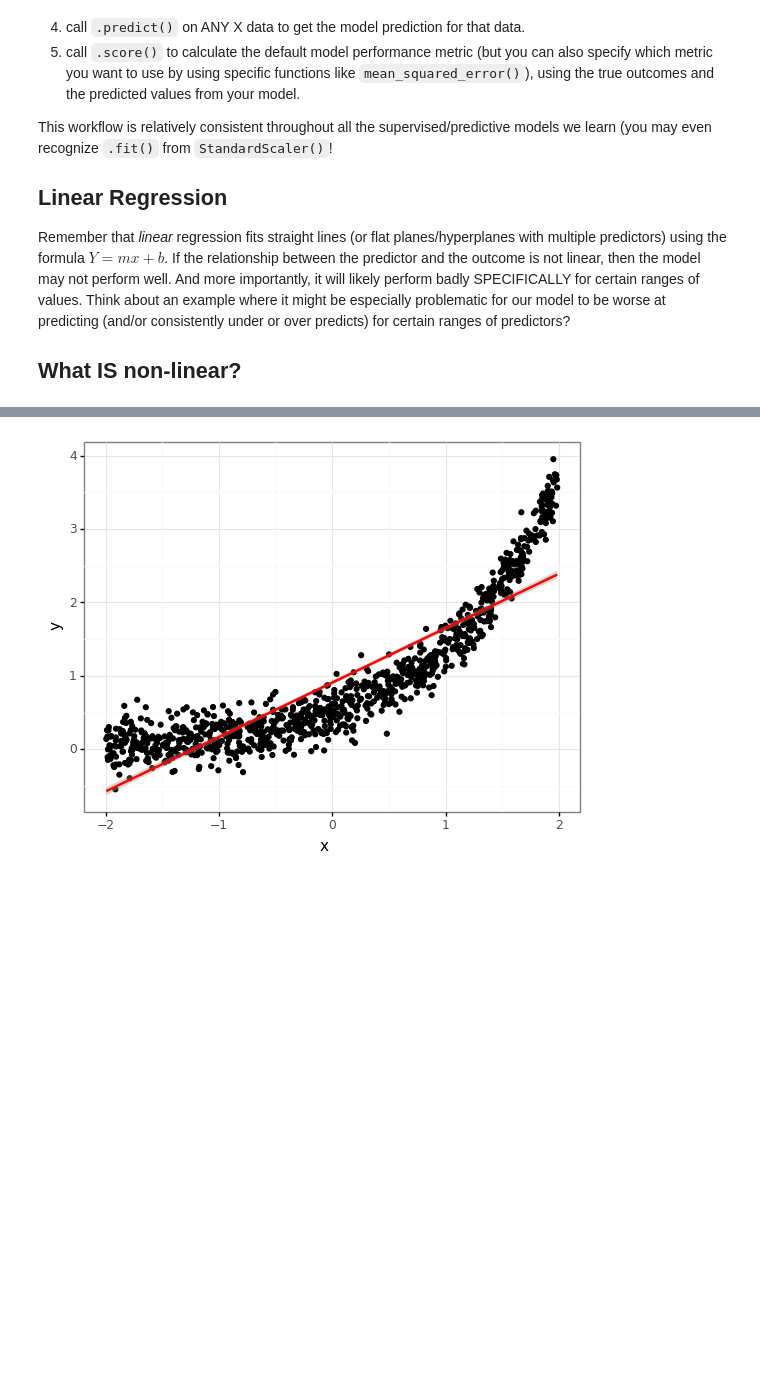
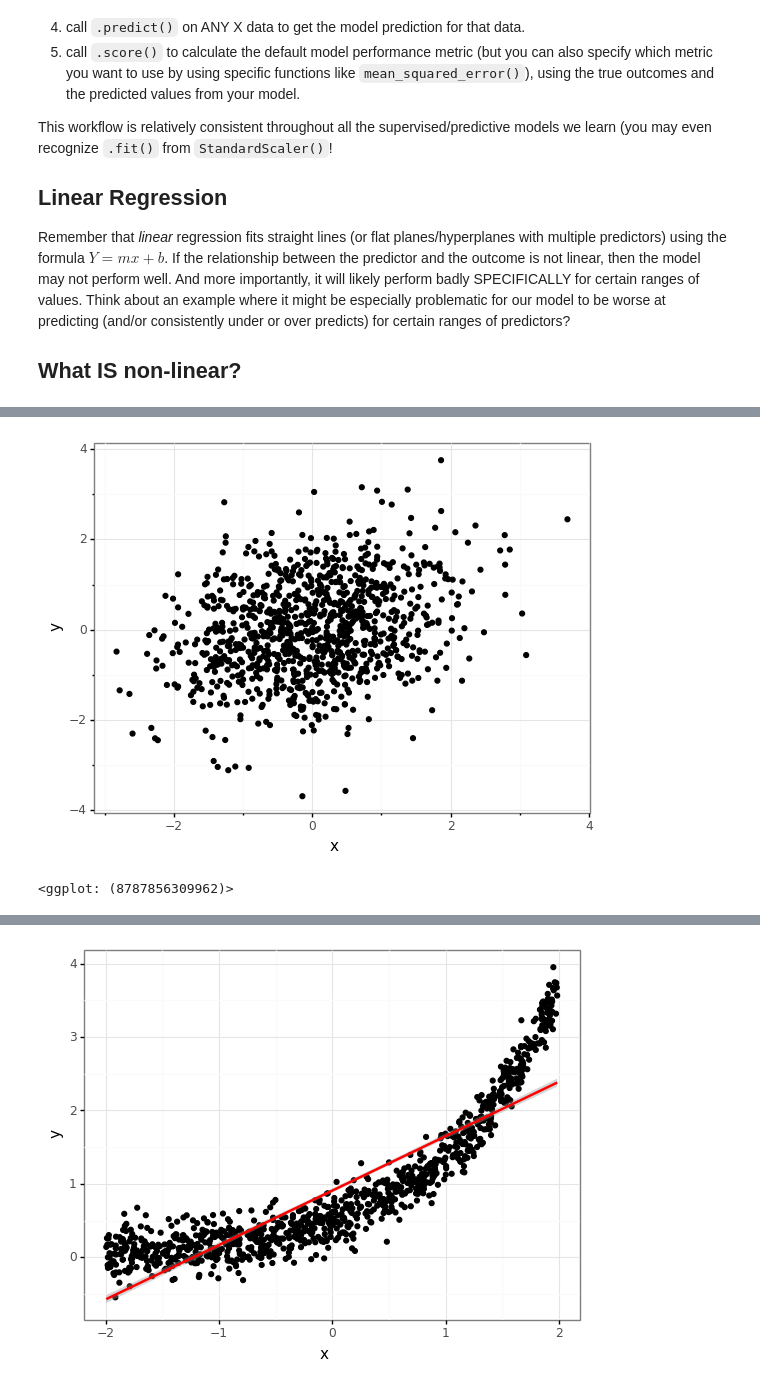
Before and after one commit to chelseaparlett/CPSC392ParlettPelleriti, a Jupyter notebook: InClass/Exercises/LinearRegression_I_Class6.ipynb, the cells around one changed output, grey strips where cells are left out. Cells and saved outputs as stored; diff of their text form; code cells hidden in the pictures; blank space fills up the shorter version.

```diff
--- a/InClass/Exercises/LinearRegression_I_Class6.ipynb
+++ b/InClass/Exercises/LinearRegression_I_Class6.ipynb
@@ -69,0 +70,12 @@ df = pd.DataFrame({"x": x,
+# %%
+# weaker relationship but linear
+x = np.random.normal(loc = 0, scale = 1, size = 1000)
+y = x*0.25 + np.random.normal(loc = 0, scale = 1, size = 1000)
+
+df = pd.DataFrame({"x": x,
+                  "y": y})
+
+(ggplot(df, aes(x = "x", y = "y")) + geom_point() + theme_bw())
+# %% [output]
+[figure, added]
+<ggplot: (8787856309962)>
```
Also changed, not shown: parts of 9 cells of this notebook.
